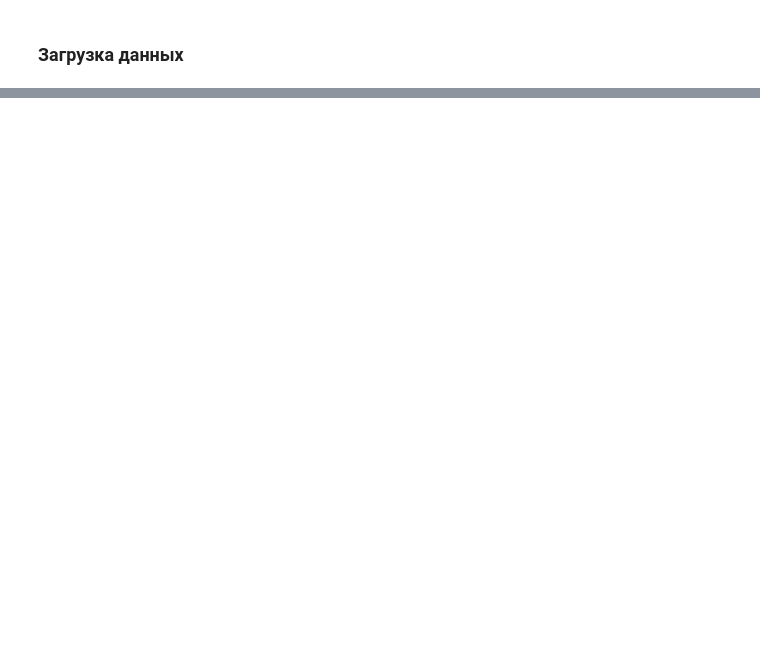
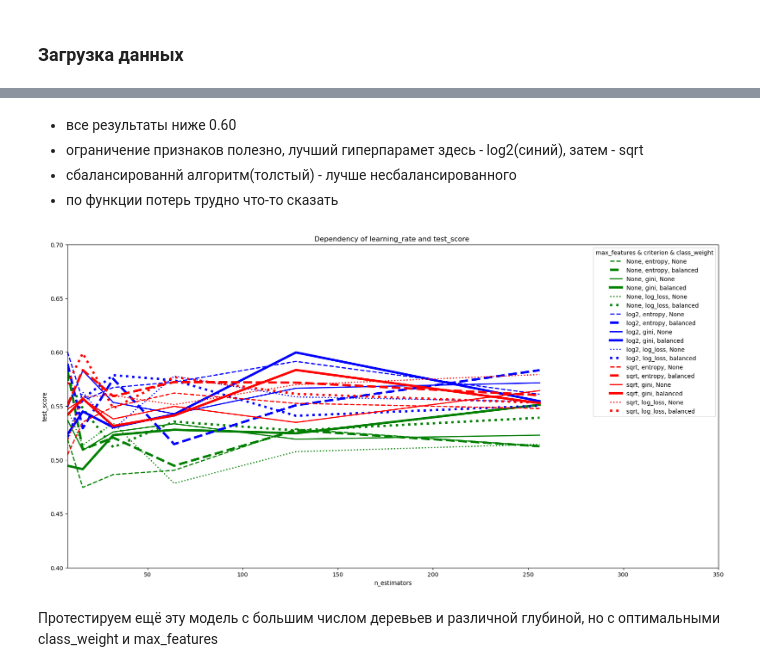
Before and after one commit to ltsipunov/w2_cefr_level, a Jupyter notebook: model.ipynb, the cells around one changed output, grey strips where cells are left out. Drawn from its saved outputs; the diff is of its cells as text; code cells hidden in the pictures; blank space fills up the shorter version.

```diff
--- a/model.ipynb
+++ b/model.ipynb
@@ -334,0 +413,9 @@ p.draw()
+# %%
+p_rf1 = ResultPlot(x='n_estimators',through =['max_features','criterion','class_weight'],params= {
+    'features':  ['n_estimators','class_weight','criterion','max_features'],
+    'limits': {'n_estimators': (8, 350), 'test_score': (0.4, 0.7)},
+    'title': 'Dependency of learning_rate and test_score ',
+    'figsize': (20, 10)
+    } )
+p_rf1.add_result(gs_rf1.cv_results_,'random_forest')
+p_rf1.rf.sort_values(by='test_score',ascending=False).head(20)
@@ -334,0 +440,11 @@ p.draw()
+# %% [markdown]
+* все результаты ниже 0.60
+* ограничение признаков полезно, лучший гиперпарамет здесь - log2(синий), затем - sqrt
+* сбалансированнй алгоритм(толстый) - лучше несбалансированного
+* по функции потерь трудно что-то сказать
+# %%
+p_rf1.draw()
+# %% [output]
+[figure, added]
+# %% [markdown]
+Протестируем ещё эту модель с большим числом деревьев и различной глубиной, но с оптимальными class_weight и max_features
```
Also changed, not shown: parts of 69 cells of this notebook, 4 other files.
